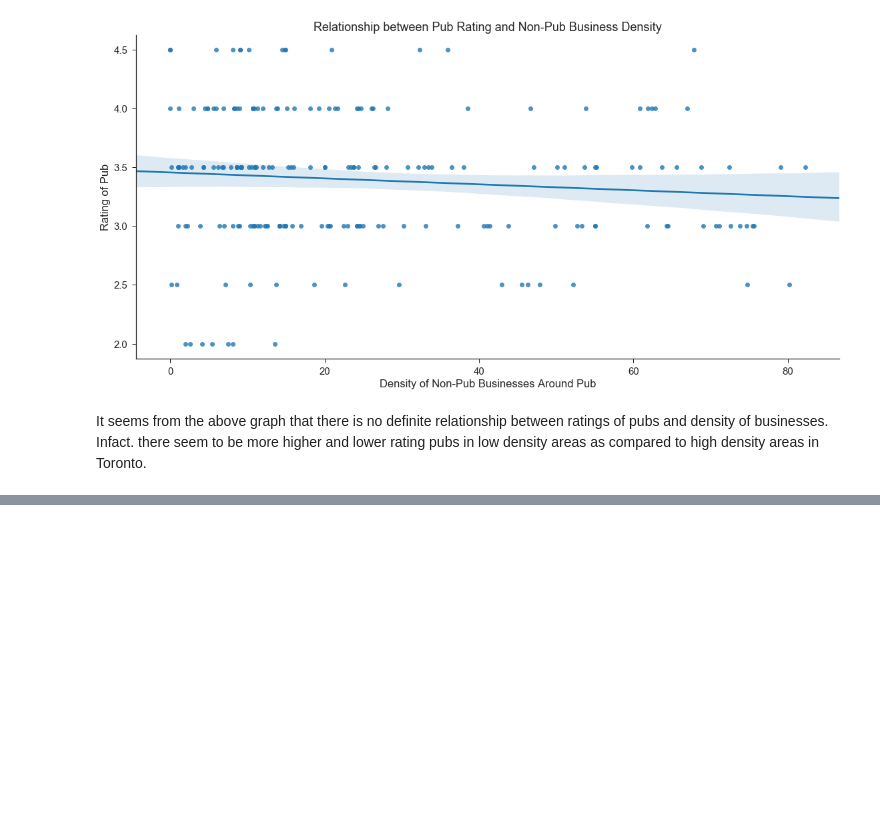
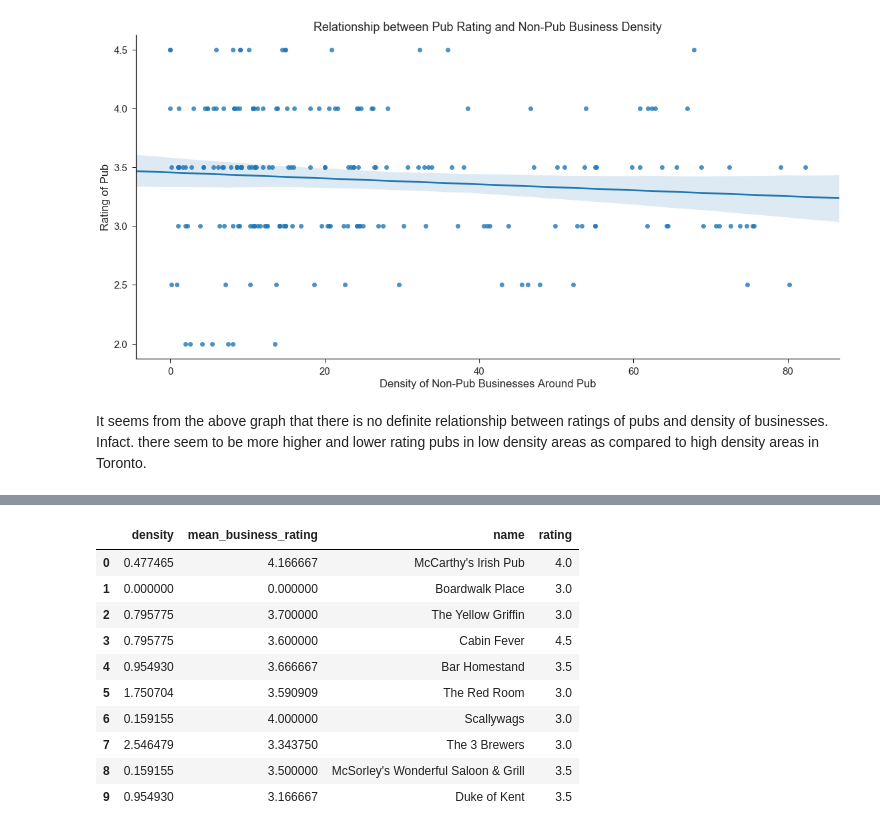
Before and after one commit to shrutirao94/Restaurant-Quality-and-Co-location-in-Toronto, a Jupyter notebook: yelp_analysis_2.ipynb, the cells around one changed output, grey strips where cells are left out. Saved outputs shown, nothing was run; the diff lists cells and outputs as text; code cells hidden in the pictures; blank space fills up the shorter version.

```diff
--- a/yelp_analysis_2.ipynb
+++ b/yelp_analysis_2.ipynb
@@ -128,0 +210,14 @@ It seems from the above graph that there is no definite relationship between rat
+# %%
+final_pubs_df.head(10)
+# %% [output]
+|  | density | mean_business_rating | name | rating |
+| 0 | 0.477465 | 4.166667 | McCarthy's Irish Pub | 4.0 |
+| 1 | 0.000000 | 0.000000 | Boardwalk Place | 3.0 |
+| 2 | 0.795775 | 3.700000 | The Yellow Griffin | 3.0 |
+| 3 | 0.795775 | 3.600000 | Cabin Fever | 4.5 |
+| 4 | 0.954930 | 3.666667 | Bar Homestand | 3.5 |
+| 5 | 1.750704 | 3.590909 | The Red Room | 3.0 |
+| 6 | 0.159155 | 4.000000 | Scallywags | 3.0 |
+| 7 | 2.546479 | 3.343750 | The 3 Brewers | 3.0 |
+| 8 | 0.159155 | 3.500000 | McSorley's Wonderful Saloon & Grill | 3.5 |
+| 9 | 0.954930 | 3.166667 | Duke of Kent | 3.5 |
```
Also changed, not shown: parts of 7 cells of this notebook.
